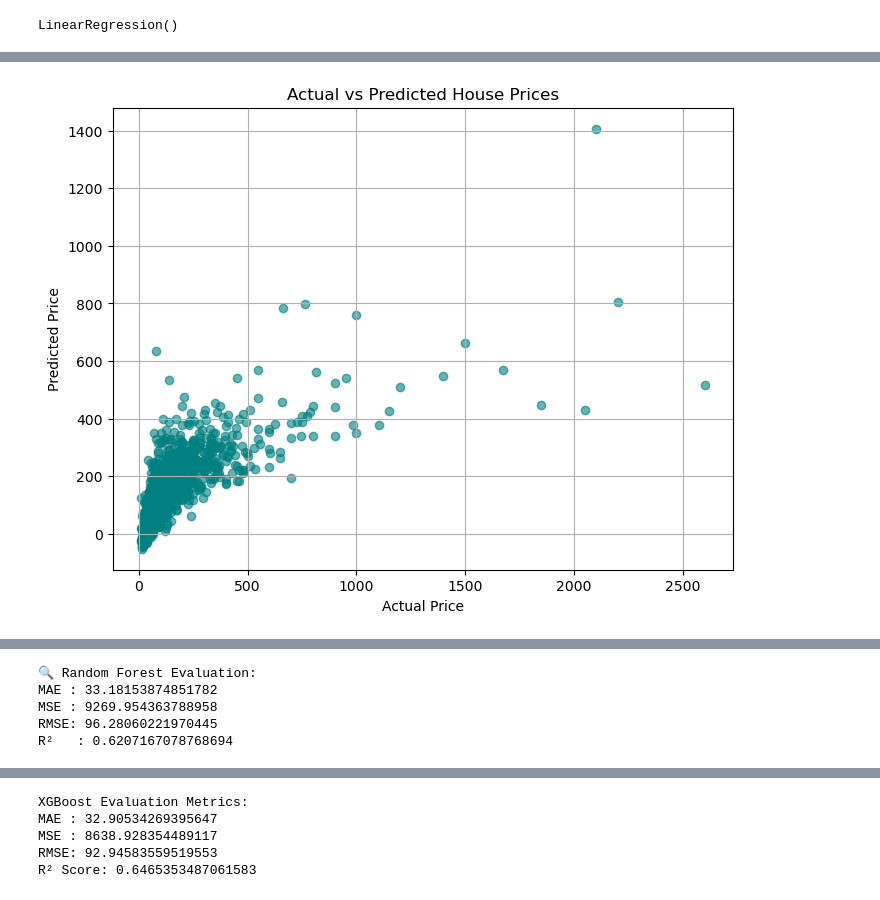
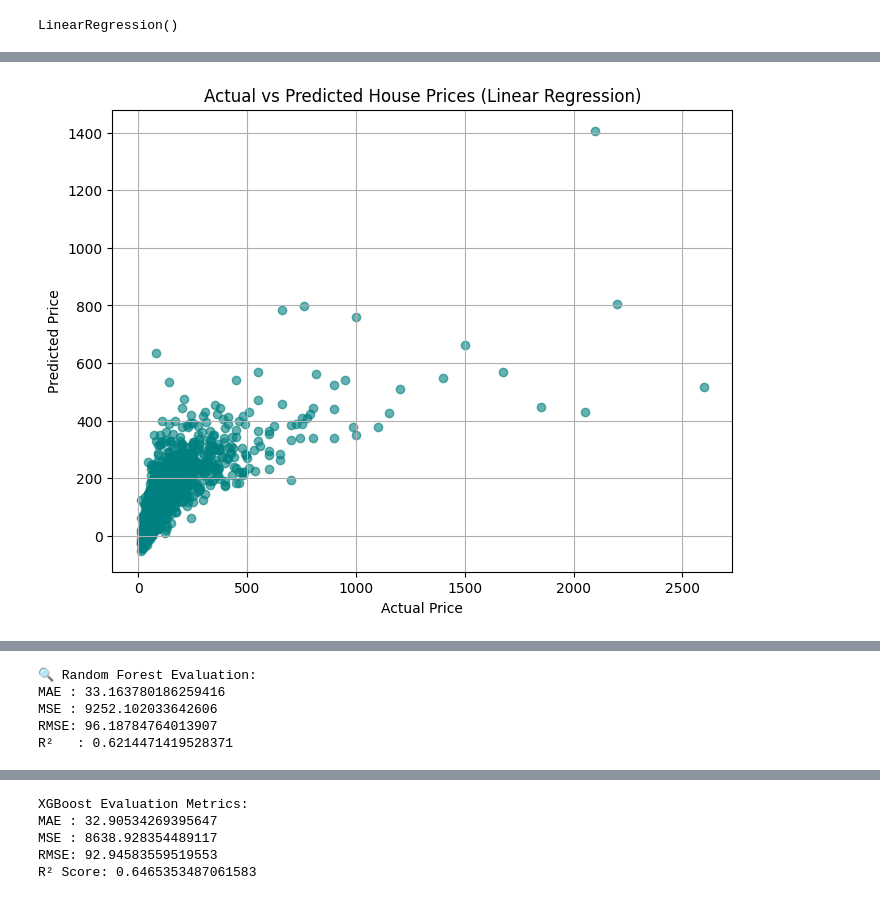
Before and after one commit to junaidraza134/-Bengaluru-House-Price-Prediction, a Jupyter notebook: model.ipynb, the cells around one changed output, grey strips where cells are left out. Saved outputs shown, nothing was run; the diff lists cells and outputs as text; code cells hidden in the pictures.

```diff
--- a/model.ipynb
+++ b/model.ipynb
@@ -228,15 +226,15 @@ R²   : 0.5493531477556239
 # %%
 import matplotlib.pyplot as plt
 
 plt.figure(figsize=(8, 6))
-plt.scatter(y_test, y_pred, alpha=0.6, color='teal')
+plt.scatter(y_test, y_pred_lr, alpha=0.6, color='teal')
 plt.xlabel("Actual Price")
 plt.ylabel("Predicted Price")
-plt.title("Actual vs Predicted House Prices")
+plt.title("Actual vs Predicted House Prices (Linear Regression)")
 plt.grid(True)
 plt.show()
 # %% [output]
-[figure, old version]
+[figure, new version]
 # %%
 import numpy as np
 
@@ -252,13 +250,17 @@ plt.show()
 # %% [output]
 [figure]
 # %%
+from sklearn.ensemble import RandomForestRegressor
+
+# Train Random Forest model
+rf = RandomForestRegressor(n_estimators=100, random_state=42)
+rf.fit(X_train, y_train)
+y_pred_rf = rf.predict(X_test)
+
+# Metrics
 from sklearn.metrics import mean_absolute_error, mean_squared_error, r2_score
 import numpy as np
 
-# Predicted values (you've already got this)
-y_pred_rf = rf.predict(X_test)
-
-# Metrics
 mae_rf = mean_absolute_error(y_test, y_pred_rf)
 mse_rf = mean_squared_error(y_test, y_pred_rf)
 rmse_rf = np.sqrt(mse_rf)
@@ -272,10 +274,10 @@ print("RMSE:", rmse_rf)
 print("R²   :", r2_rf)
 # %% [output]
 🔍 Random Forest Evaluation:
-MAE : 33.18153874851782
-MSE : 9269.954363788958
-RMSE: 96.28060221970445
-R²   : 0.6207167078768694
+MAE : 33.163780186259416
+MSE : 9252.102033642606
+RMSE: 96.18784764013907
+R²   : 0.6214471419528371
 # %%
 import matplotlib.pyplot as plt
 
```
Also changed, not shown: parts of 10 cells of this notebook, 8 other files.
